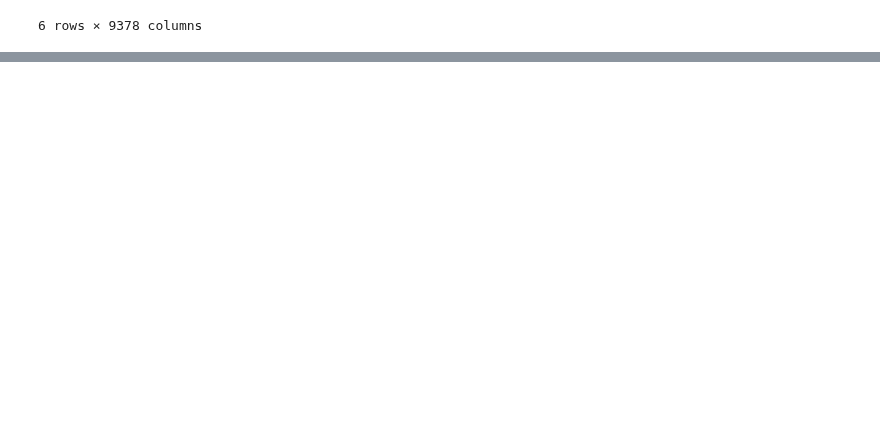
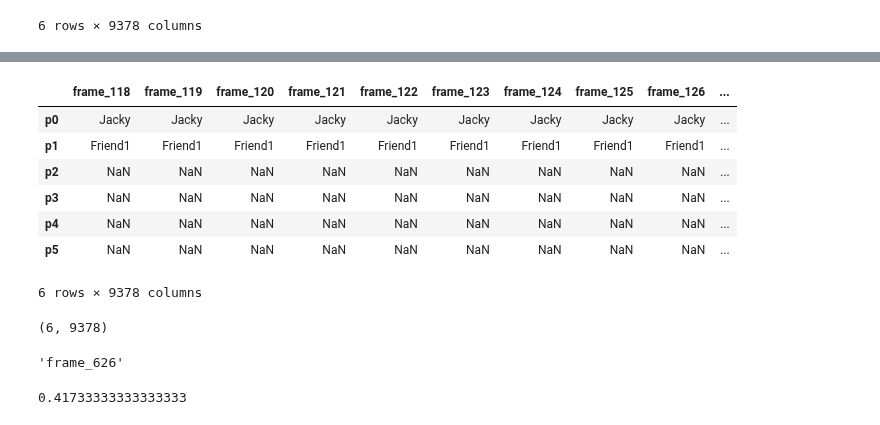
Before and after one commit to NuttidaLab/movie_analysis, a Jupyter notebook: analysis/preprocessing.ipynb, the cells around one changed output, grey strips where cells are left out. Cells and saved outputs as stored; diff of their text form; code cells hidden in the pictures; blank space fills up the shorter version.

```diff
--- a/analysis/preprocessing.ipynb
+++ b/analysis/preprocessing.ipynb
@@ -134,0 +151,24 @@ face_annots
+# %%
+var_df = face_annots.applymap(lambda x: x['ID'] if isinstance(x, dict) else np.nan)
+var_df
+# %% [output]
+|  | frame_118 | frame_119 | frame_120 | frame_121 | frame_122 | frame_123 | frame_124 | frame_125 | frame_126 | ... |
+| p0 | Jacky | Jacky | Jacky | Jacky | Jacky | Jacky | Jacky | Jacky | Jacky | ... |
+| p1 | Friend1 | Friend1 | Friend1 | Friend1 | Friend1 | Friend1 | Friend1 | Friend1 | Friend1 | ... |
+| p2 | NaN | NaN | NaN | NaN | NaN | NaN | NaN | NaN | NaN | ... |
+| p3 | NaN | NaN | NaN | NaN | NaN | NaN | NaN | NaN | NaN | ... |
+| p4 | NaN | NaN | NaN | NaN | NaN | NaN | NaN | NaN | NaN | ... |
+| p5 | NaN | NaN | NaN | NaN | NaN | NaN | NaN | NaN | NaN | ... |
+6 rows × 9378 columns
+# %%
+var_df.values.shape
+# %% [output]
+(6, 9378)
+# %%
+var_df.columns[508]
+# %% [output]
+'frame_626'
+# %%
+(626/25) / 60 # 4.4 minutes
+# %% [output]
+0.41733333333333333
```
Also changed, not shown: parts of 3 cells of this notebook, 3 other files.
